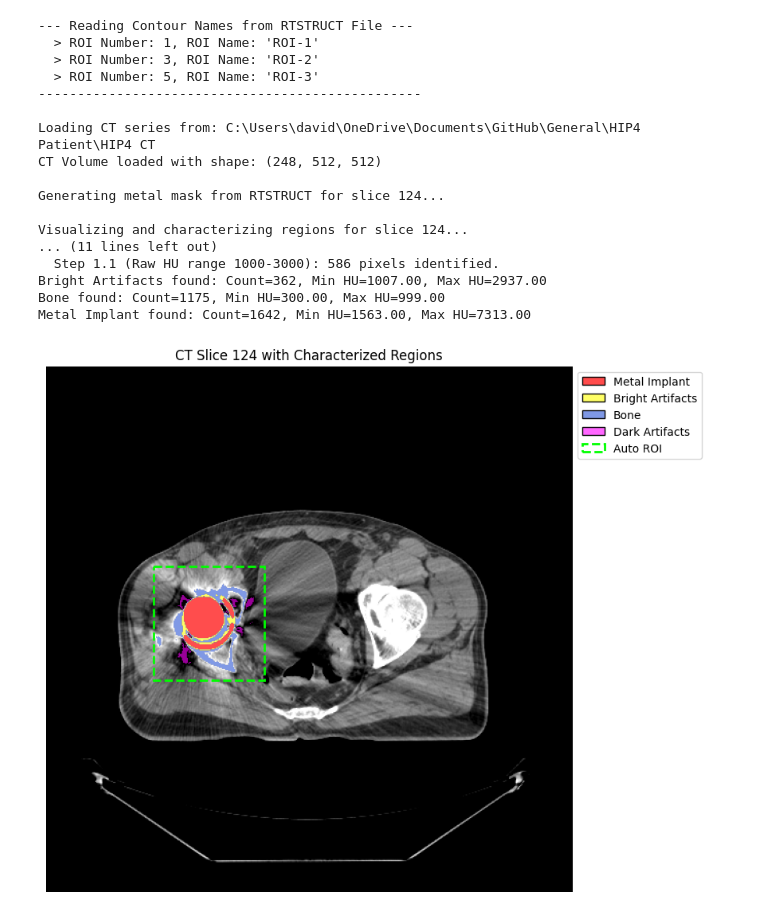
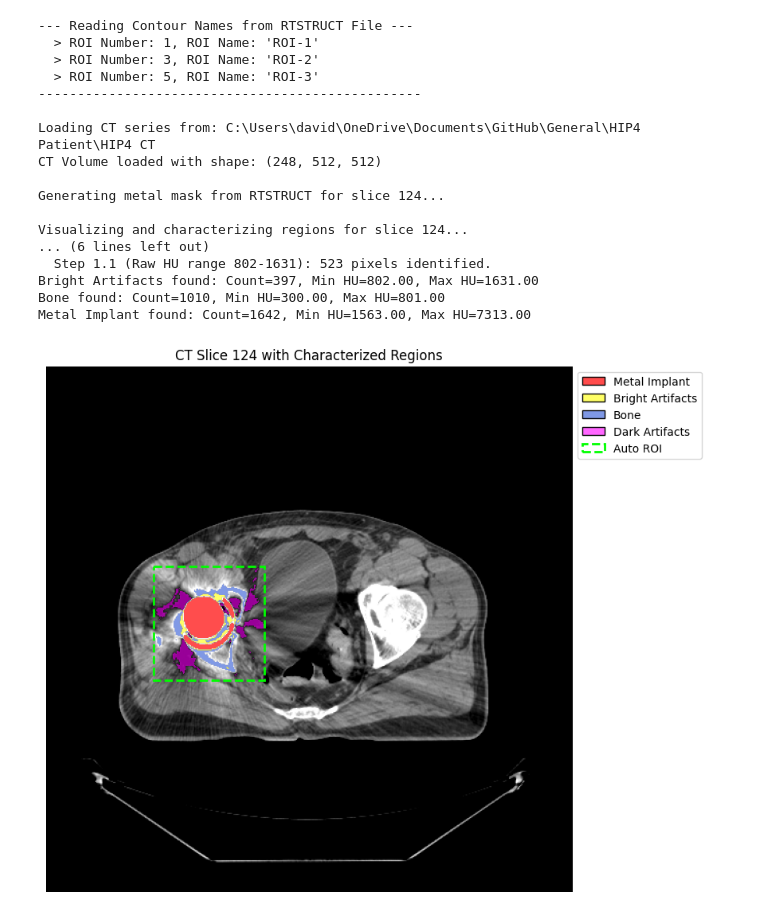
Before and after one commit to blueberrytoasts/Density_Override_DD, a Jupyter notebook: Artifract Characterization V4.ipynb, the cells around one changed output. Cells and saved outputs as stored; diff of their text form; code cells hidden in the pictures.

```diff
--- a/Artifract Characterization V4.ipynb
+++ b/Artifract Characterization V4.ipynb
@@ -366,8 +223,7 @@ def visualize_implant_artifacts_and_tissues(
     bright_artifact_hu_ranges, # Serves as a fallback
     bone_hu_range,
     artifact_roi_margin_pixels,
-    dark_artifact_hu_range=(-1000, -250),
-    auto_find_dark_range=False,
+    dark_artifact_hu_range=(-1000, -100),
     auto_find_bright_range=False
 ):
     """
@@ -408,20 +264,7 @@ def visualize_implant_artifacts_and_tissues(
 
     roi_boundaries = (r_min_roi, r_max_roi, c_min_roi, c_max_roi)
 
-    # --- Automatically find dark artifact range if requested ---
-    if auto_find_dark_range:
-        print("\n--- Attempting to automatically find dark artifact HU range ---")
-        roi_boundaries = (r_min_roi, r_max_roi, c_min_roi, c_max_roi)
-        auto_dark_range = find_dark_artifact_range_automatically(
-            current_slice, metal_mask, roi_boundaries
-        )
-        if auto_dark_range:
-            dark_artifact_hu_range = auto_dark_range
-            print(f"Automatically determined dark artifact range: {dark_artifact_hu_range}")
-        else:
-            print("Could not automatically determine range. Using fallback/default range.")
-
-      # --- Automatically find bright artifact range if requested ---
+    # --- Automatically find bright artifact range if requested ---
     if auto_find_bright_range:
         print("\n--- Attempting to automatically find bright artifact HU range ---")
         auto_bright_range = find_bright_artifact_range_automatically(
@@ -588,36 +431,35 @@ if __name__ == "__main__":
             # These now serve as fallbacks if auto-detection fails
             bright_artifact_range_vals = [(1000, 3000)]
             bone_range_vals = (300, 1300)
             artifact_margin_pixels_val = 30
 
             print(f"\nVisualizing and characterizing regions for slice {slice_to_analyze}...")
             visualize_implant_artifacts_and_tissues(
                 ct_hu_volume=ct_hu_volume,
                 slice_index=slice_to_analyze,
                 metal_mask=rtstruct_metal_mask,
                 body_mask=body_mask,
                 bright_artifact_hu_ranges=bright_artifact_range_vals,
                 bone_hu_range=bone_range_vals,
                 artifact_roi_margin_pixels=artifact_margin_pixels_val,
-                auto_find_dark_range=True,
                 auto_find_bright_range=True # <-- ENABLE THE NEW FEATURE
             )
 # %% [output]
 --- Reading Contour Names from RTSTRUCT File ---
   > ROI Number: 1, ROI Name: 'ROI-1'
   > ROI Number: 3, ROI Name: 'ROI-2'
   > ROI Number: 5, ROI Name: 'ROI-3'
 -------------------------------------------------
 
 Loading CT series from: C:\Users\david\OneDrive\Documents\GitHub\General\HIP4 Patient\HIP4 CT
 CT Volume loaded with shape: (248, 512, 512)
 
 Generating metal mask from RTSTRUCT for slice 124...
 
 Visualizing and characterizing regions for slice 124...
-... (11 lines left out)
-  Step 1.1 (Raw HU range 1000-3000): 586 pixels identified.
-Bright Artifacts found: Count=362, Min HU=1007.00, Max HU=2937.00
-Bone found: Count=1175, Min HU=300.00, Max HU=999.00
+... (6 lines left out)
+  Step 1.1 (Raw HU range 802-1631): 523 pixels identified.
+Bright Artifacts found: Count=397, Min HU=802.00, Max HU=1631.00
+Bone found: Count=1010, Min HU=300.00, Max HU=801.00
 Metal Implant found: Count=1642, Min HU=1563.00, Max HU=7313.00
-[figure, old version]
+[figure, new version]
```
Also changed, not shown: parts of 2 cells of this notebook, 14 other files.
